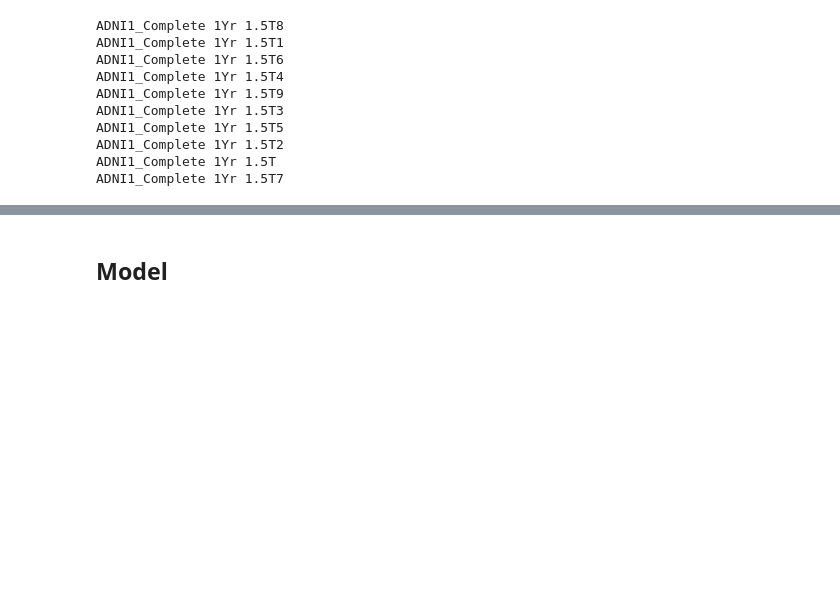
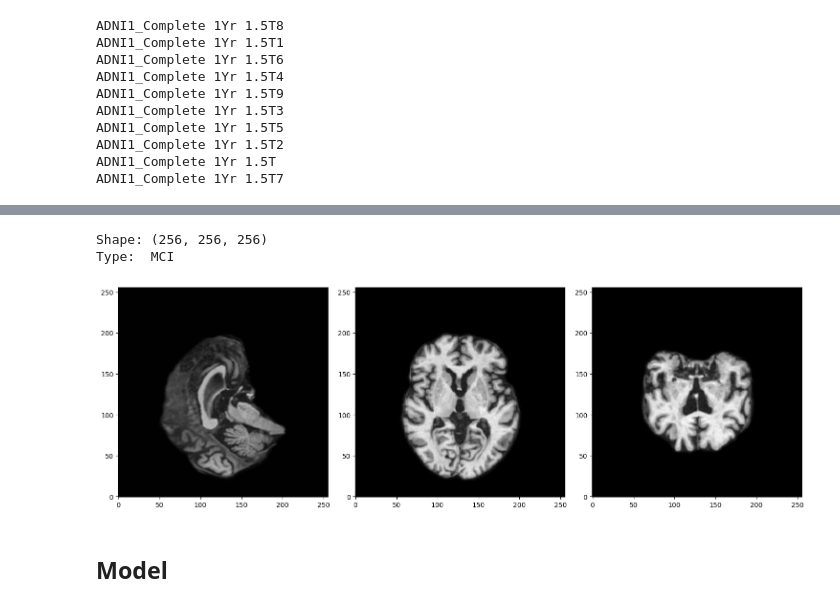
Before and after one commit to ramdaftari/brain-spy, a Jupyter notebook: BinaryClassification/dual-cnn-adnet-subject-split.ipynb, the cells around one changed output, grey strips where cells are left out. Saved outputs shown, nothing was run; the diff lists cells and outputs as text; code cells hidden in the pictures; blank space fills up the shorter version.

```diff
--- a/BinaryClassification/dual-cnn-adnet-subject-split.ipynb
+++ b/BinaryClassification/dual-cnn-adnet-subject-split.ipynb
@@ -236,33 +237,37 @@ import nibabel as nib
 import numpy as np
 import matplotlib.pyplot as plt
 # %%
-# # visualising data
-# import nibabel as nib
-# import numpy as np
-# import matplotlib.pyplot as plt
+# visualising data
+import nibabel as nib
+import numpy as np
+import matplotlib.pyplot as plt
 
-# file_no = 170
+file_no = 170
 
-# nii_file = os.path.join(base_path, train_file_paths[file_no])
-# img = nib.load(nii_file)
-# data = img.get_fdata()
+nii_file = os.path.join(base_path, train_file_paths[file_no])
+img = nib.load(nii_file)
+data = img.get_fdata()
 
-# print("Shape:", data.shape)
+print("Shape:", data.shape)
 
-# def show_slices(slices):
-#     fig, axes = plt.subplots(1, len(slices), figsize=(15, 5))
-#     print('Type: ', train_targets[file_no])
-#     for i, slice in enumerate(slices):
-#         axes[i].imshow(slice.T, cmap="gray", origin="lower")
-#     plt.tight_layout()
-#     plt.show()
+def show_slices(slices):
+    fig, axes = plt.subplots(1, len(slices), figsize=(15, 5))
+    print('Type: ', train_targets[file_no])
+    for i, slice in enumerate(slices):
+        axes[i].imshow(slice.T, cmap="gray", origin="lower")
+    plt.tight_layout()
+    plt.show()
 
-# # Select central slices from axial, sagittal, coronal planes
-# sagittal = data[data.shape[0] // 2, :, :]
-# coronal  = data[:, data.shape[1] // 2, :]
-# axial    = data[:, :, data.shape[2] // 2]
+# Select central slices from axial, sagittal, coronal planes
+sagittal = data[data.shape[0] // 2, :, :]
+coronal  = data[:, data.shape[1] // 2, :]
+axial    = data[:, :, data.shape[2] // 2]
 
-# show_slices([sagittal, coronal, axial])
+show_slices([sagittal, coronal, axial])
+# %% [output]
+Shape: (256, 256, 256)
+Type:  MCI
+[figure, added]
 # %%
 # import torch
 # from torch.utils.data import DataLoader, Dataset
```
Also changed, not shown: parts of 25 cells of this notebook.
